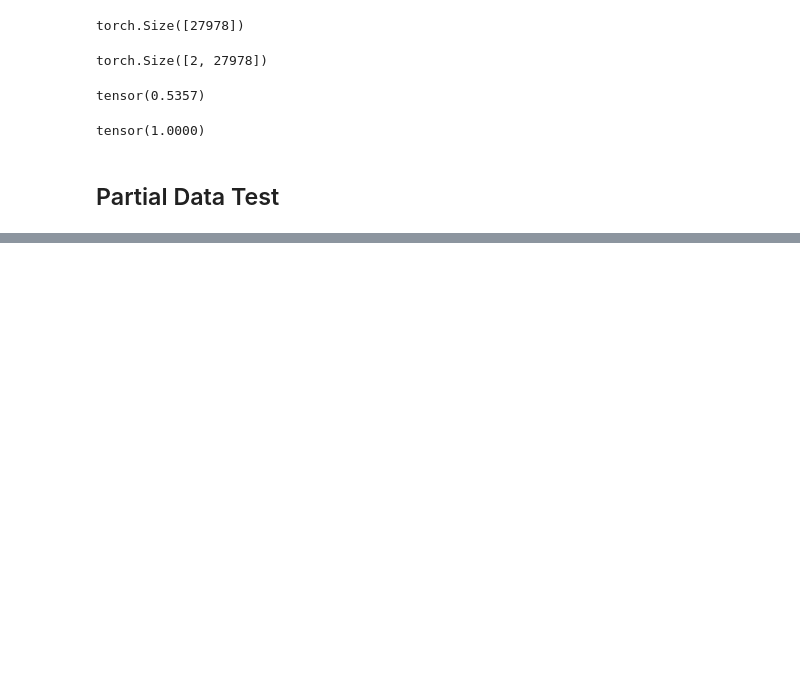
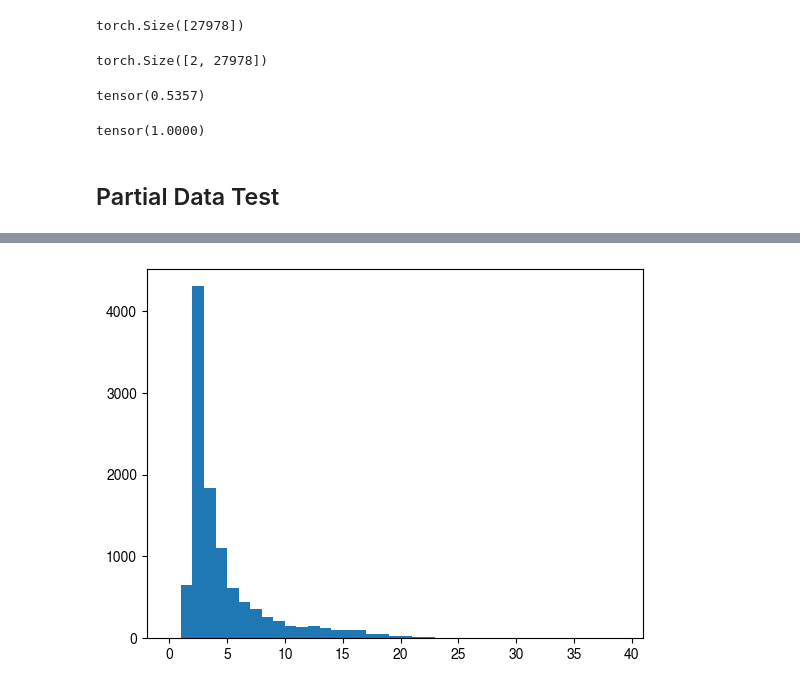
Before and after one commit to GNN4ITkTeam/CommonFramework, a Jupyter notebook: notebooks/visualization.ipynb, the cells around one changed output, grey strips where cells are left out. Saved outputs shown, nothing was run; the diff lists cells and outputs as text; code cells hidden in the pictures; blank space fills up the shorter version.

```diff
--- a/notebooks/visualization.ipynb
+++ b/notebooks/visualization.ipynb
@@ -438,0 +468,5 @@ Wall time: 42 ms
+# %%
+plt.hist(np.unique(track_id, return_counts = True)[1], bins = np.arange(40))
+plt.show()
+# %% [output]
+[figure, added]
```
Also changed, not shown: parts of 24 cells of this notebook, 13 other files.
